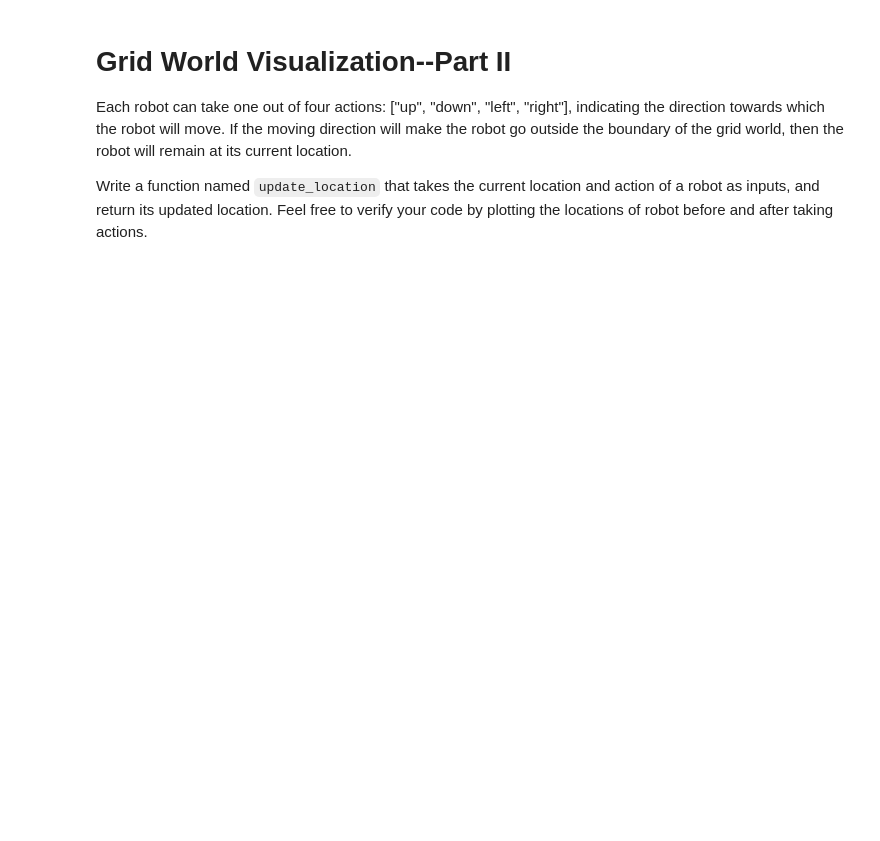
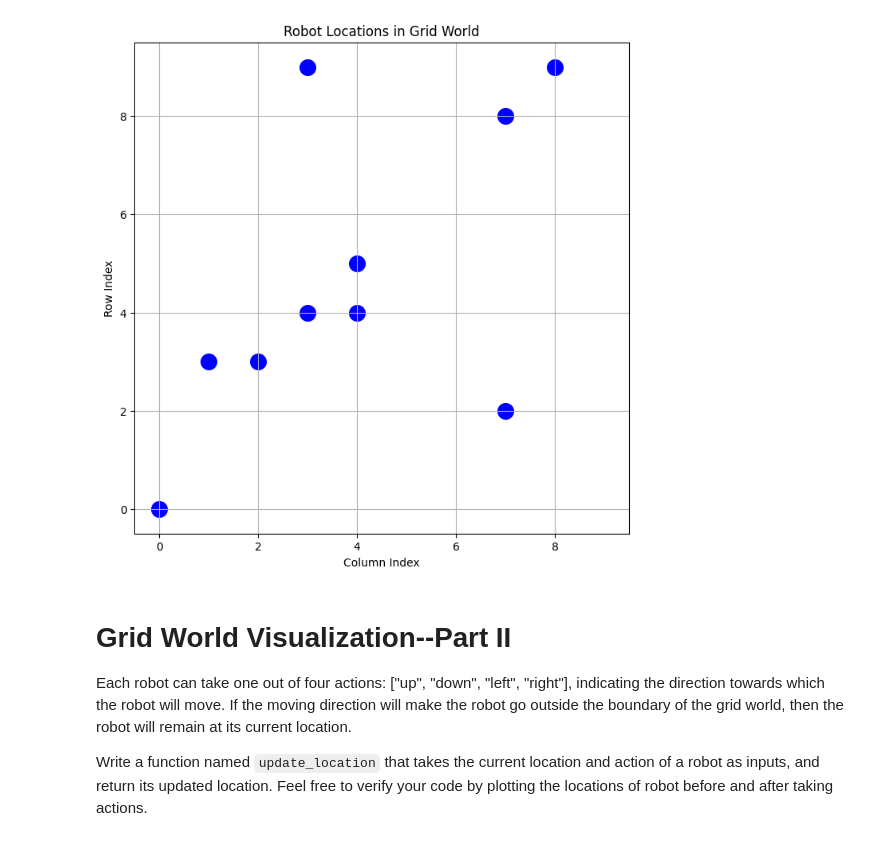
Before and after one commit to rushav/509_demo_rushav, a Jupyter notebook: Assignments/Assignment 6.ipynb, the cells around one changed output. Drawn from its saved outputs; the diff is of its cells as text; code cells hidden in the pictures; blank space fills up the shorter version.

````diff
--- a/Assignments/Assignment 6.ipynb
+++ b/Assignments/Assignment 6.ipynb
@@ -18,6 +18,54 @@ An example of robot locations, i.e., input to the function, is given below:
 ```
 Each row of the input array corresponds to an agent. The first column represents the row indices of all agents, and the second column represents the column indices of all agents in the field. An exmaple output is given below:
 ![Example output](assets/robot_location.png)
+# %%
+import numpy as np
+import matplotlib.pyplot as plt
+
+def display_grid(location):
+    # The location array has rows and columns
+    # First column is rows, second column is columns
+
+    # Extract row and column positions
+    rows = location[:, 0]
+    cols = location[:, 1]
+
+    # Create the plot
+    plt.figure(figsize=(8, 8))
+
+    # Plot the robot positions (Scatter plot)
+    plt.scatter(cols, rows, s=200, c='blue', marker='o')
+
+    # Add labels
+    plt.xlabel('Column Index')
+    plt.ylabel('Row Index')
+    plt.title('Robot Locations in Grid World')
+
+    # Set the limits to show the whole 10x10 grid
+    plt.xlim(-0.5, 9.5)
+    plt.ylim(-0.5, 9.5)
+
+    # Add grid lines for better viewing
+    plt.grid(True)
+
+    # Show the plot
+    plt.show()
+
+# Test with the example data
+location = np.array([[9, 8],
+                     [8, 7],
+                     [9, 3],
+                     [4, 3],
+                     [3, 1],
+                     [3, 2],
+                     [2, 7],
+                     [4, 4],
+                     [0, 0],
+                     [5, 4]])
+
+display_grid(location)
+# %% [output]
+[figure, added]
 # %% [markdown]
 # Grid World Visualization--Part II
 Each robot can take one out of four actions: ["up", "down", "left", "right"], indicating the direction towards which the robot will move. If the moving direction will make the robot go outside the boundary of the grid world, then the robot will remain at its current location.
````
Also changed, not shown: parts of 5 cells of this notebook, 4 other files.
